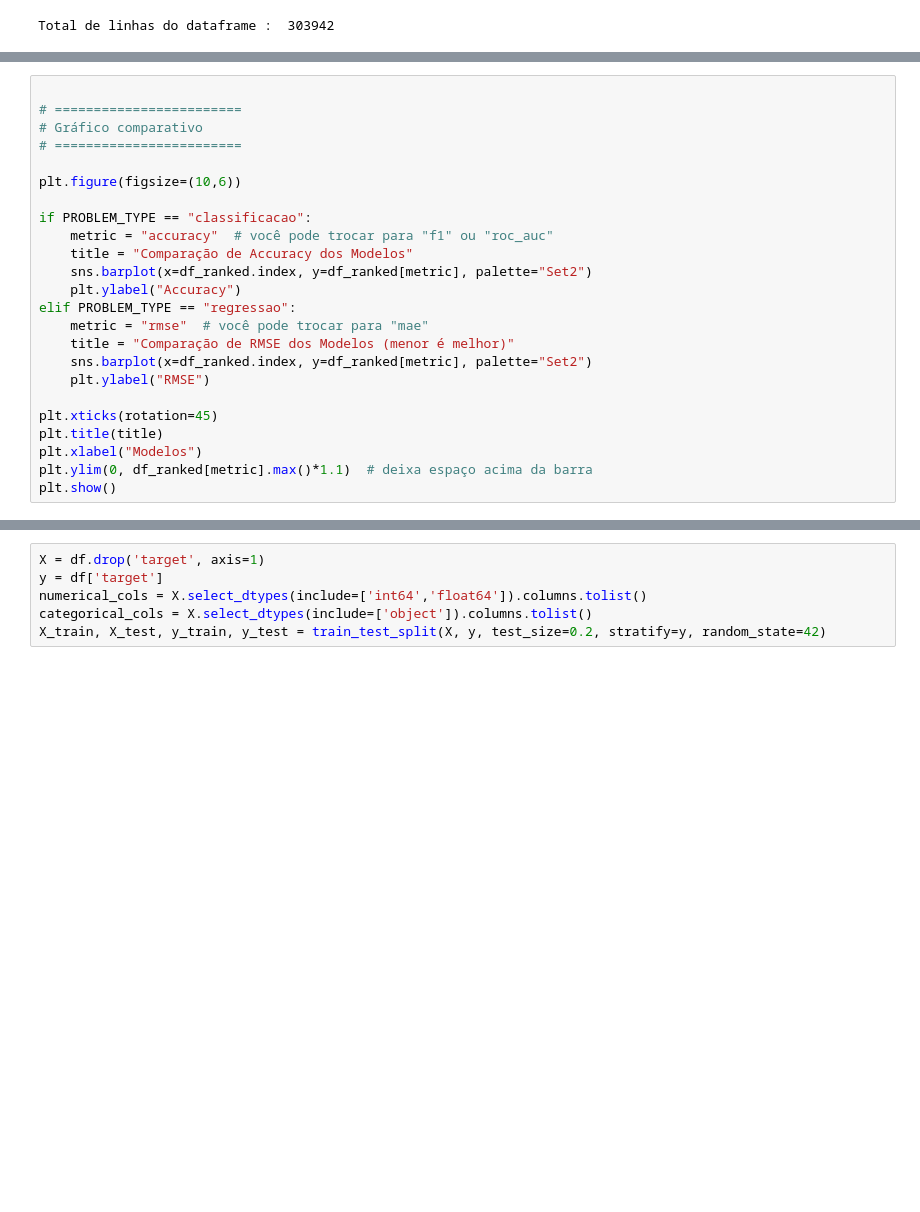
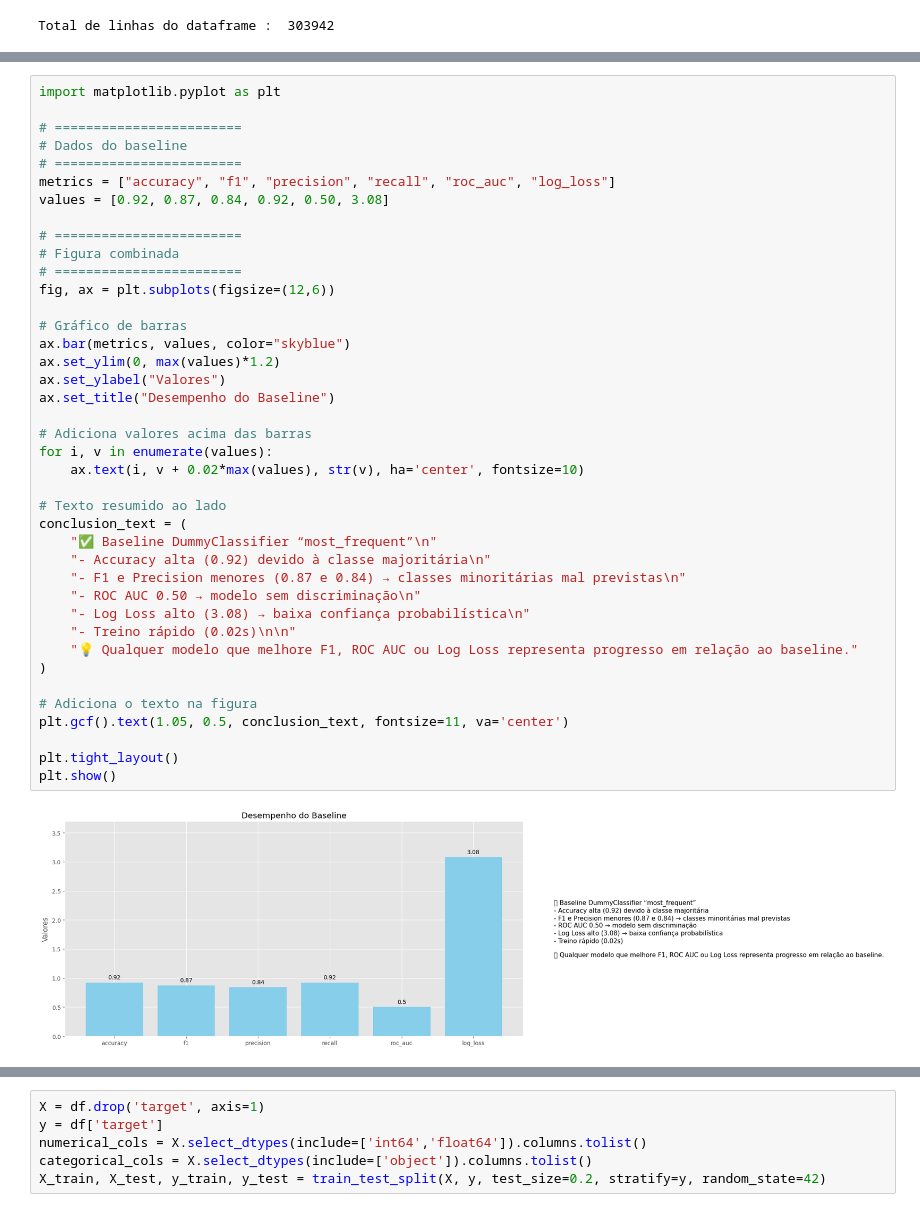
Before and after one commit to andreaafs/MVP-Machine-Learning-Analytics, a Jupyter notebook: MVP_Heart_Disease.ipynb, the cells around one changed output, grey strips where cells are left out. Cells and saved outputs as stored; diff of their text form; blank space fills up the shorter version.

```diff
--- a/MVP_Heart_Disease.ipynb
+++ b/MVP_Heart_Disease.ipynb
@@ -2457,24 +2489,42 @@ ValueError: A given column is not a column of the dataframe
-# %%
-
-# ========================
-# Gráfico comparativo
-# ========================
-
-plt.figure(figsize=(10,6))
-
-if PROBLEM_TYPE == "classificacao":
-    metric = "accuracy"  # você pode trocar para "f1" ou "roc_auc"
-    title = "Comparação de Accuracy dos Modelos"
-    sns.barplot(x=df_ranked.index, y=df_ranked[metric], palette="Set2")
-    plt.ylabel("Accuracy")
-elif PROBLEM_TYPE == "regressao":
-    metric = "rmse"  # você pode trocar para "mae"
-    title = "Comparação de RMSE dos Modelos (menor é melhor)"
-    sns.barplot(x=df_ranked.index, y=df_ranked[metric], palette="Set2")
-    plt.ylabel("RMSE")
-
-plt.xticks(rotation=45)
-plt.title(title)
-plt.xlabel("Modelos")
-plt.ylim(0, df_ranked[metric].max()*1.1)  # deixa espaço acima da barra
-plt.show()
+# %%
+import matplotlib.pyplot as plt
+
+# ========================
+# Dados do baseline
+# ========================
+metrics = ["accuracy", "f1", "precision", "recall", "roc_auc", "log_loss"]
+values = [0.92, 0.87, 0.84, 0.92, 0.50, 3.08]
+
+# ========================
+# Figura combinada
+# ========================
+fig, ax = plt.subplots(figsize=(12,6))
+
+# Gráfico de barras
+ax.bar(metrics, values, color="skyblue")
+ax.set_ylim(0, max(values)*1.2)
+ax.set_ylabel("Valores")
+ax.set_title("Desempenho do Baseline")
+
+# Adiciona valores acima das barras
+for i, v in enumerate(values):
+    ax.text(i, v + 0.02*max(values), str(v), ha='center', fontsize=10)
+
+# Texto resumido ao lado
+conclusion_text = (
+    "✅ Baseline DummyClassifier “most_frequent”\n"
+    "- Accuracy alta (0.92) devido à classe majoritária\n"
+    "- F1 e Precision menores (0.87 e 0.84) → classes minoritárias mal previstas\n"
+    "- ROC AUC 0.50 → modelo sem discriminação\n"
+    "- Log Loss alto (3.08) → baixa confiança probabilística\n"
+    "- Treino rápido (0.02s)\n\n"
+    "💡 Qualquer modelo que melhore F1, ROC AUC ou Log Loss representa progresso em relação ao baseline."
+)
+
+# Adiciona o texto na figura
+plt.gcf().text(1.05, 0.5, conclusion_text, fontsize=11, va='center')
+
+plt.tight_layout()
+plt.show()
+# %% [output]
+[figure, added]
```
Also changed, not shown: parts of 40 cells of this notebook.
